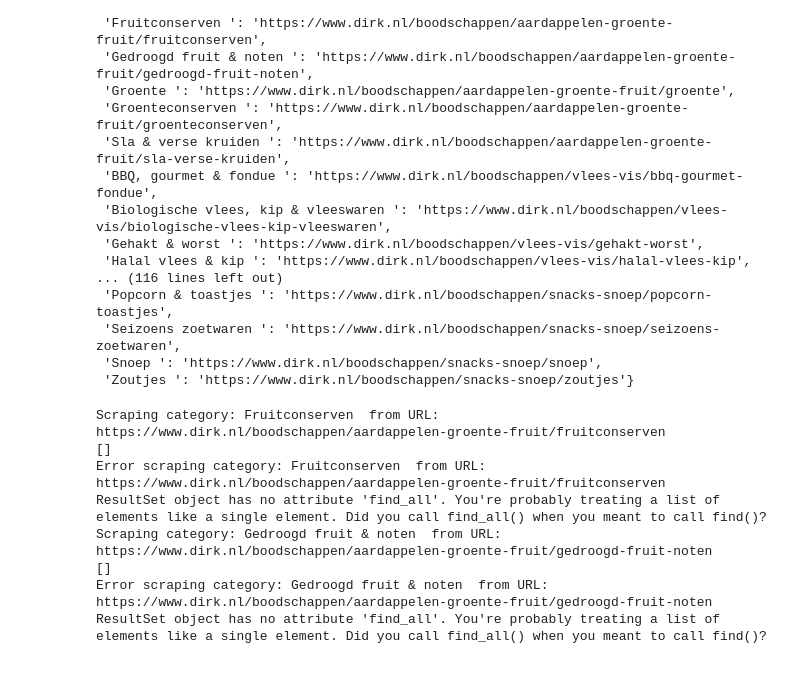
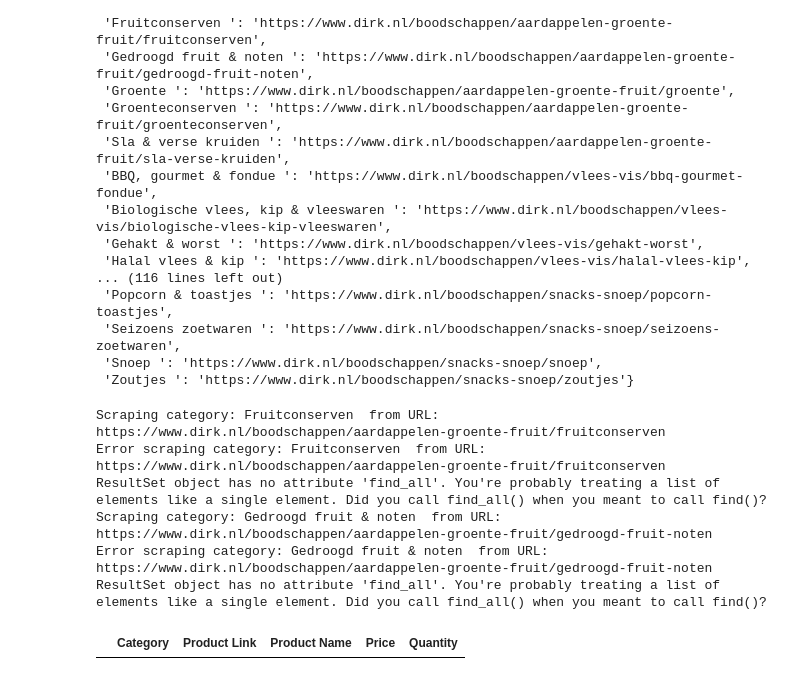
Before and after one commit to venk12/sasta, a Jupyter notebook: backup/dirk_listing.ipynb, the cells around one changed output. Saved outputs shown, nothing was run; the diff lists cells and outputs as text; code cells hidden in the pictures.

```diff
--- a/scraping/dirk_listing.ipynb
+++ b/backup/dirk_listing.ipynb
@@ -161,7 +160,7 @@ for category_name,categories_link in all_sub_cat.items():
 
         #products = soup.find_all('div', class_='product_cards')
         product_cards = soup.find_all('div', class_='product_cards')
-        #print(product_cards)
+        print(product_cards)
         # for card in product_cards:
         #     articles = card.find_all('article')
         #     print("articles")
@@ -192,11 +191,9 @@ for category_name,categories_link in all_sub_cat.items():
 #df_dirk_main.to_csv('dirk.csv', index=False)
 # %% [output]
 Scraping category: Fruitconserven  from URL: https://www.dirk.nl/boodschappen/aardappelen-groente-fruit/fruitconserven
-[]
 Error scraping category: Fruitconserven  from URL: https://www.dirk.nl/boodschappen/aardappelen-groente-fruit/fruitconserven
 ResultSet object has no attribute 'find_all'. You're probably treating a list of elements like a single element. Did you call find_all() when you meant to call find()?
 Scraping category: Gedroogd fruit & noten  from URL: https://www.dirk.nl/boodschappen/aardappelen-groente-fruit/gedroogd-fruit-noten
-[]
 Error scraping category: Gedroogd fruit & noten  from URL: https://www.dirk.nl/boodschappen/aardappelen-groente-fruit/gedroogd-fruit-noten
 ResultSet object has no attribute 'find_all'. You're probably treating a list of elements like a single element. Did you call find_all() when you meant to call find()?
 # %%
@@ -204,3 +201,7 @@ response= requests.get('https://www.dirk.nl/boodschappen/aardappelen-groente-fru
 response.raise_for_status()
 soup = BeautifulSoup(response.text, 'html.parser')
 df_dirk = pd.DataFrame(columns=['Category','Product Link', 'Product Name', 'Price', 'Quantity'])
+# %%
+df_dirk
+# %% [output]
+|  | Category | Product Link | Product Name | Price | Quantity |
```
Also changed, not shown: parts of 2 cells of this notebook, 19 other files.
